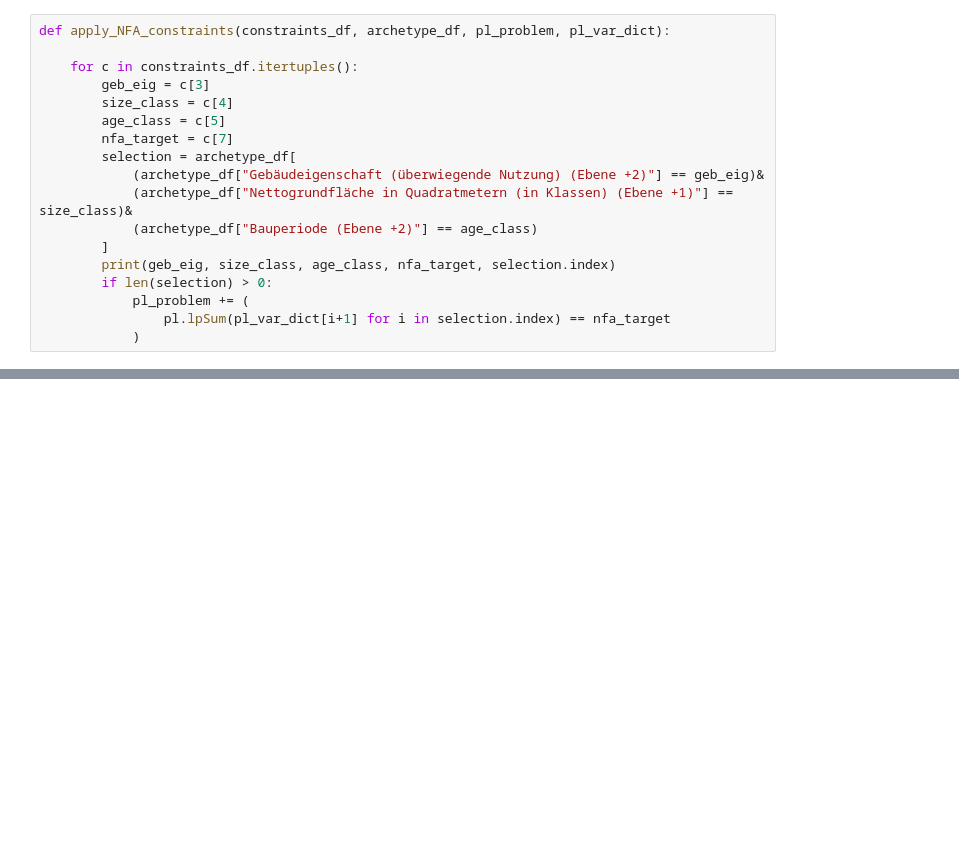
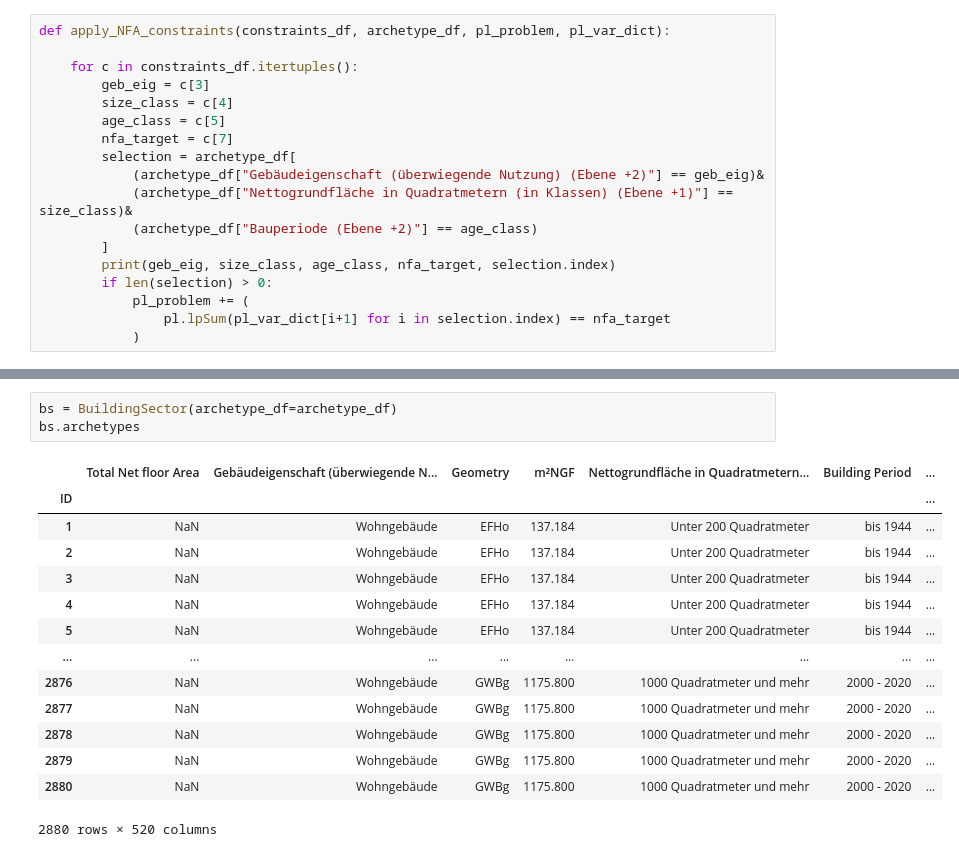
Before and after one commit to simonschaluppe/archifer, a Jupyter notebook: notebooks/from_scratch.ipynb, the cells around one changed output, grey strips where cells are left out. Cells and saved outputs as stored; diff of their text form; blank space fills up the shorter version.

```diff
--- a/notebooks/from_scratch.ipynb
+++ b/notebooks/from_scratch.ipynb
@@ -296,0 +305,18 @@ objective_terms = []
+# %%
+bs = BuildingSector(archetype_df=archetype_df)
+bs.archetypes
+# %% [output]
+|  | Total Net floor Area | Gebäudeigenschaft (überwiegende N... | Geometry | m²NGF | Nettogrundfläche in Quadratmetern... | Building Period | ... |
+| ID |  |  |  |  |  |  | ... |
+| 1 | NaN | Wohngebäude | EFHo | 137.184 | Unter 200 Quadratmeter | bis 1944 | ... |
+| 2 | NaN | Wohngebäude | EFHo | 137.184 | Unter 200 Quadratmeter | bis 1944 | ... |
+| 3 | NaN | Wohngebäude | EFHo | 137.184 | Unter 200 Quadratmeter | bis 1944 | ... |
+| 4 | NaN | Wohngebäude | EFHo | 137.184 | Unter 200 Quadratmeter | bis 1944 | ... |
+| 5 | NaN | Wohngebäude | EFHo | 137.184 | Unter 200 Quadratmeter | bis 1944 | ... |
+| ... | ... | ... | ... | ... | ... | ... | ... |
+| 2876 | NaN | Wohngebäude | GWBg | 1175.800 | 1000 Quadratmeter und mehr | 2000 - 2020 | ... |
+| 2877 | NaN | Wohngebäude | GWBg | 1175.800 | 1000 Quadratmeter und mehr | 2000 - 2020 | ... |
+| 2878 | NaN | Wohngebäude | GWBg | 1175.800 | 1000 Quadratmeter und mehr | 2000 - 2020 | ... |
+| 2879 | NaN | Wohngebäude | GWBg | 1175.800 | 1000 Quadratmeter und mehr | 2000 - 2020 | ... |
+| 2880 | NaN | Wohngebäude | GWBg | 1175.800 | 1000 Quadratmeter und mehr | 2000 - 2020 | ... |
+2880 rows × 520 columns
```
Also changed, not shown: parts of 7 cells of this notebook, 12 other files.
